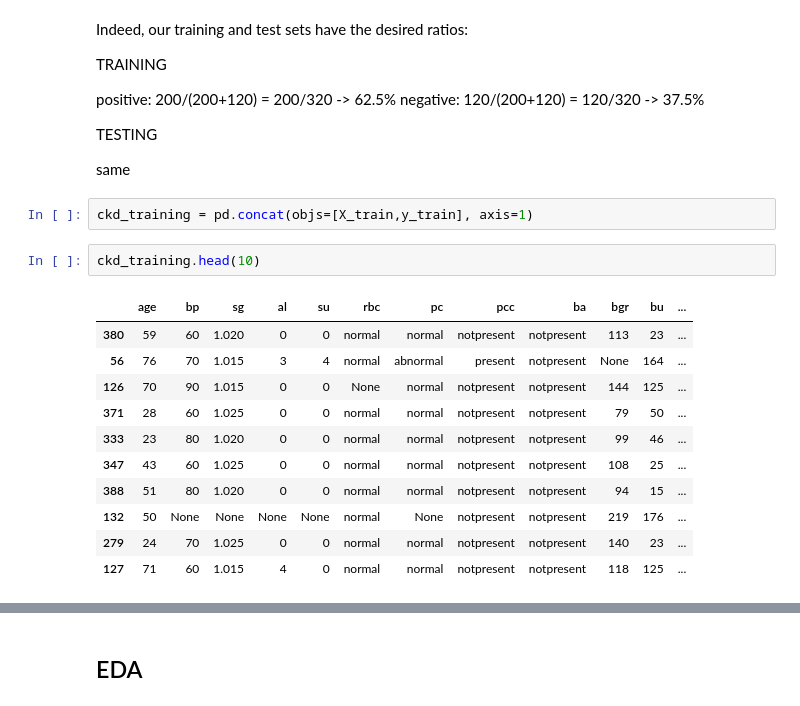
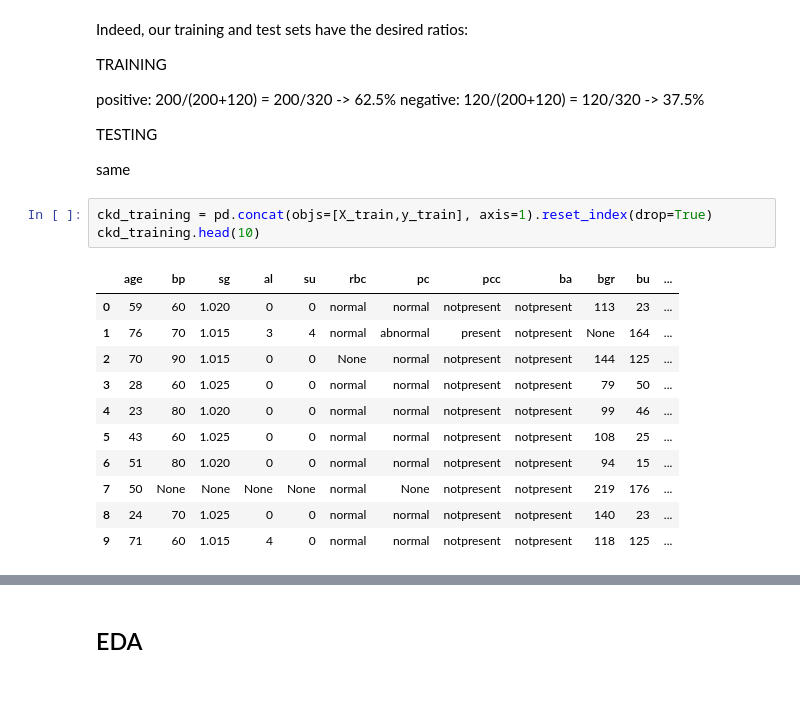
Before and after one commit to aj112358/CKD_ML_Classification, a Jupyter notebook: CKD_Project.ipynb, the cells around one changed output, grey strips where cells are left out. Cells and saved outputs as stored; diff of their text form.

```diff
--- a/CKD_Project.ipynb
+++ b/CKD_Project.ipynb
@@ -212,19 +221,18 @@ TESTING
 
 same
 # %%
-ckd_training = pd.concat(objs=[X_train,y_train], axis=1)
+ckd_training = pd.concat(objs=[X_train,y_train], axis=1).reset_index(drop=True)
+ckd_training.head(10)
+# %% [output]
+|  | age | bp | sg | al | su | rbc | pc | pcc | ba | bgr | bu | ... |
+| 0 | 59 | 60 | 1.020 | 0 | 0 | normal | normal | notpresent | notpresent | 113 | 23 | ... |
+| 1 | 76 | 70 | 1.015 | 3 | 4 | normal | abnormal | present | notpresent | None | 164 | ... |
+| 2 | 70 | 90 | 1.015 | 0 | 0 | None | normal | notpresent | notpresent | 144 | 125 | ... |
+| 3 | 28 | 60 | 1.025 | 0 | 0 | normal | normal | notpresent | notpresent | 79 | 50 | ... |
+| 4 | 23 | 80 | 1.020 | 0 | 0 | normal | normal | notpresent | notpresent | 99 | 46 | ... |
+| 5 | 43 | 60 | 1.025 | 0 | 0 | normal | normal | notpresent | notpresent | 108 | 25 | ... |
+| 6 | 51 | 80 | 1.020 | 0 | 0 | normal | normal | notpresent | notpresent | 94 | 15 | ... |
+| 7 | 50 | None | None | None | None | normal | None | notpresent | notpresent | 219 | 176 | ... |
+| 8 | 24 | 70 | 1.025 | 0 | 0 | normal | normal | notpresent | notpresent | 140 | 23 | ... |
+| 9 | 71 | 60 | 1.015 | 4 | 0 | normal | normal | notpresent | notpresent | 118 | 125 | ... |
-# %%
-ckd_training.head(10)
-# %% [output]
-|  | age | bp | sg | al | su | rbc | pc | pcc | ba | bgr | bu | ... |
-| 380 | 59 | 60 | 1.020 | 0 | 0 | normal | normal | notpresent | notpresent | 113 | 23 | ... |
-| 56 | 76 | 70 | 1.015 | 3 | 4 | normal | abnormal | present | notpresent | None | 164 | ... |
-| 126 | 70 | 90 | 1.015 | 0 | 0 | None | normal | notpresent | notpresent | 144 | 125 | ... |
-| 371 | 28 | 60 | 1.025 | 0 | 0 | normal | normal | notpresent | notpresent | 79 | 50 | ... |
-| 333 | 23 | 80 | 1.020 | 0 | 0 | normal | normal | notpresent | notpresent | 99 | 46 | ... |
-| 347 | 43 | 60 | 1.025 | 0 | 0 | normal | normal | notpresent | notpresent | 108 | 25 | ... |
-| 388 | 51 | 80 | 1.020 | 0 | 0 | normal | normal | notpresent | notpresent | 94 | 15 | ... |
-| 132 | 50 | None | None | None | None | normal | None | notpresent | notpresent | 219 | 176 | ... |
-| 279 | 24 | 70 | 1.025 | 0 | 0 | normal | normal | notpresent | notpresent | 140 | 23 | ... |
-| 127 | 71 | 60 | 1.015 | 4 | 0 | normal | normal | notpresent | notpresent | 118 | 125 | ... |
 # %%
```
Also changed, not shown: parts of 23 cells of this notebook.
